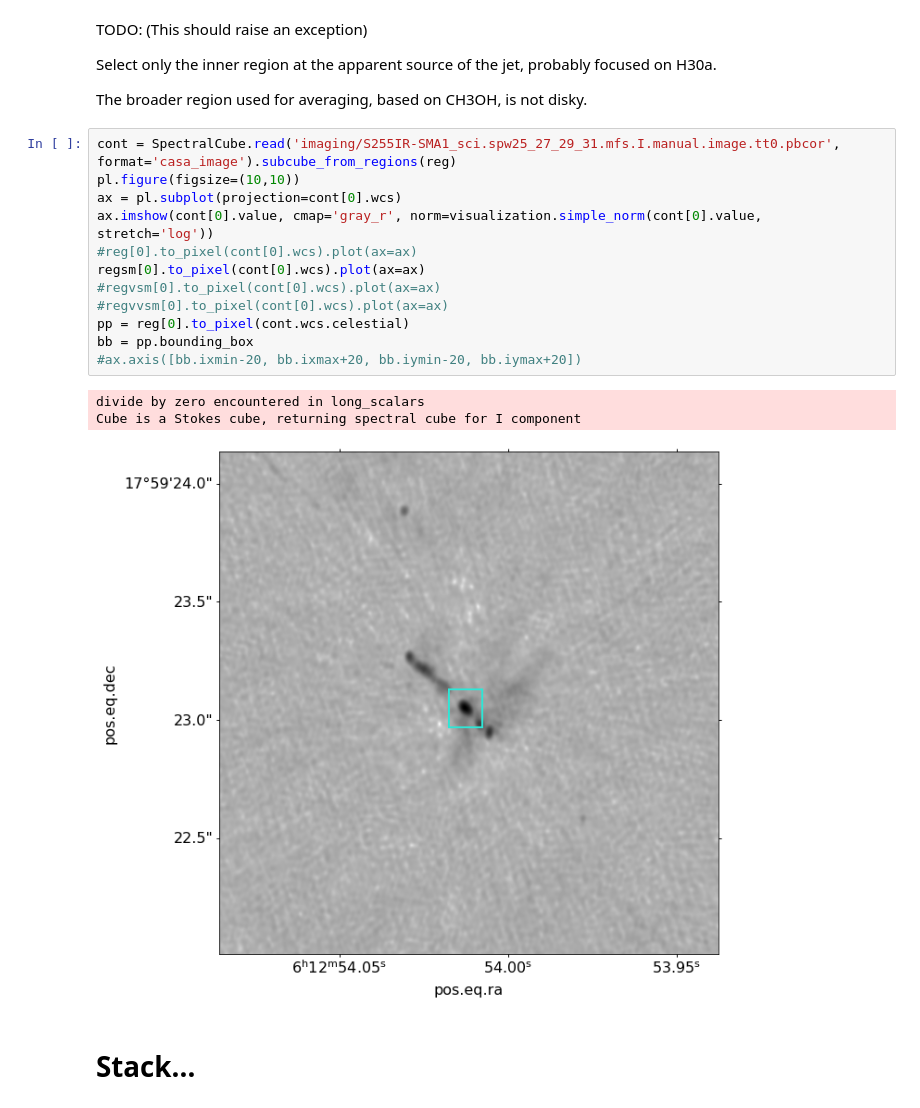
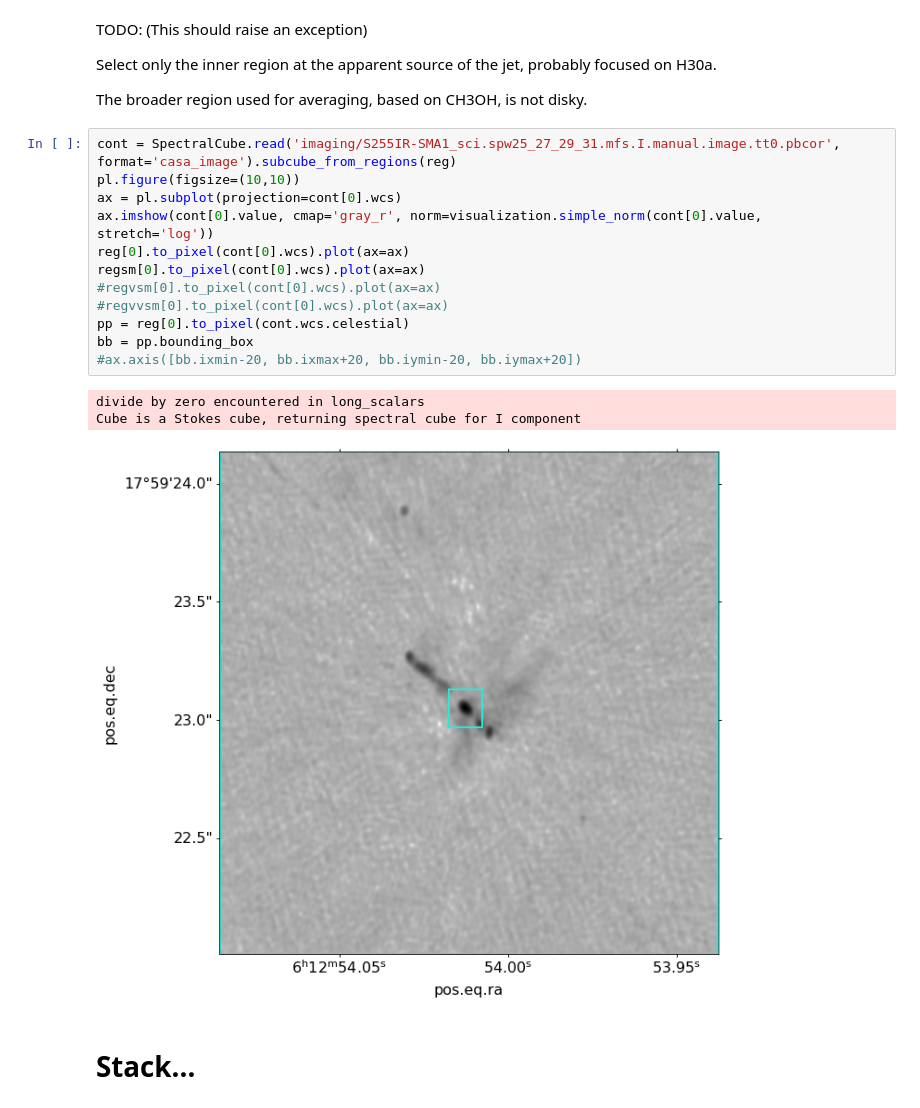
Before and after one commit to keflavich/saltmining, a Jupyter notebook: notebooks/S255IRSaltSearch.ipynb, the cells around one changed output. Saved outputs shown, nothing was run; the diff lists cells and outputs as text.

```diff
--- a/notebooks/S255IRSaltSearch.ipynb
+++ b/notebooks/S255IRSaltSearch.ipynb
@@ -107,19 +107,19 @@ The broader region used for averaging, based on CH3OH, is not disky.
 # %%
 cont = SpectralCube.read('imaging/S255IR-SMA1_sci.spw25_27_29_31.mfs.I.manual.image.tt0.pbcor', format='casa_image').subcube_from_regions(reg)
 pl.figure(figsize=(10,10))
 ax = pl.subplot(projection=cont[0].wcs)
 ax.imshow(cont[0].value, cmap='gray_r', norm=visualization.simple_norm(cont[0].value, stretch='log'))
-#reg[0].to_pixel(cont[0].wcs).plot(ax=ax)
+reg[0].to_pixel(cont[0].wcs).plot(ax=ax)
 regsm[0].to_pixel(cont[0].wcs).plot(ax=ax)
 #regvsm[0].to_pixel(cont[0].wcs).plot(ax=ax)
 #regvvsm[0].to_pixel(cont[0].wcs).plot(ax=ax)
 pp = reg[0].to_pixel(cont.wcs.celestial)
 bb = pp.bounding_box
 #ax.axis([bb.ixmin-20, bb.ixmax+20, bb.iymin-20, bb.iymax+20])
 # %% [output]
 divide by zero encountered in long_scalars
 Cube is a Stokes cube, returning spectral cube for I component
-[figure, old version]
+[figure, new version]
 # %% [markdown]
 # Stack...
 # %%
```
Also changed, not shown: parts of 6 cells of this notebook, 4 other files.
